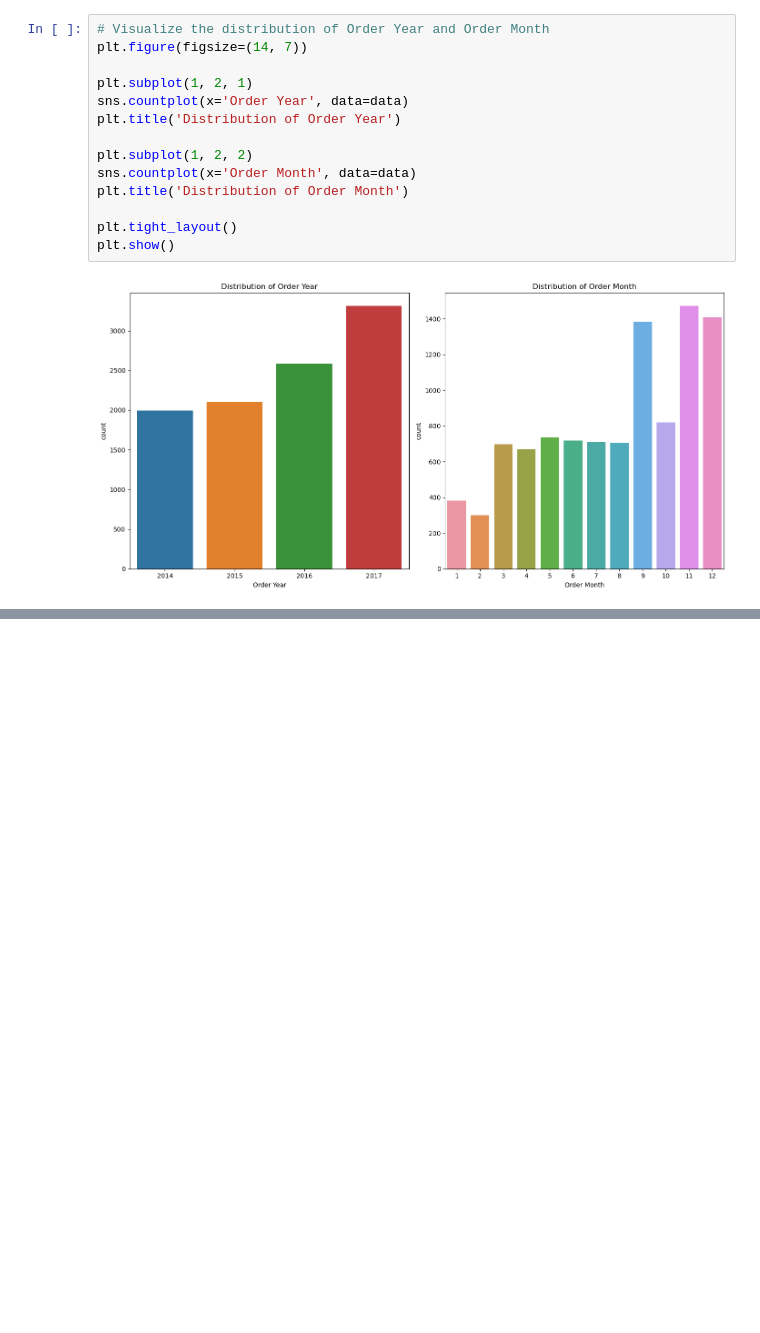
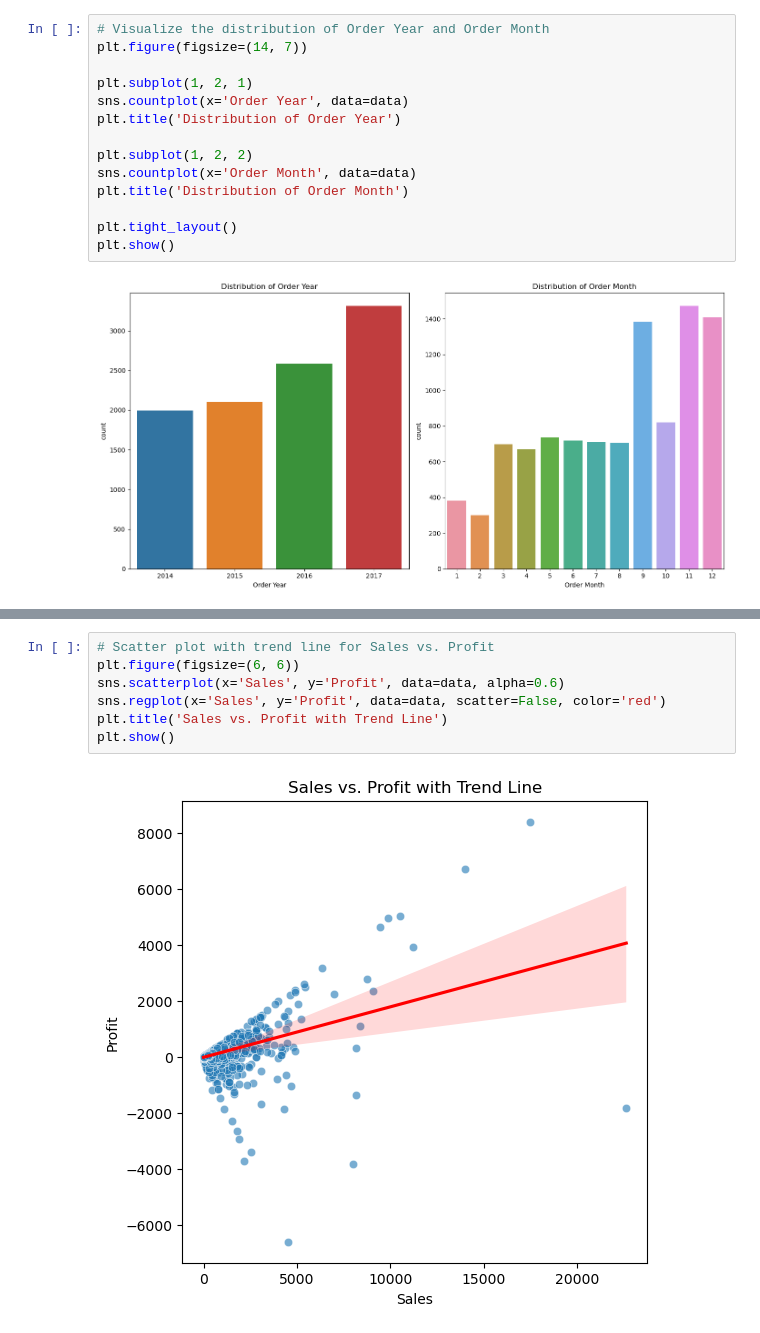
Before and after one commit to rjwilcoxdata/Data-Analytics-Portfolio, a Jupyter notebook: Project1/code/sales_data_analysis.ipynb, the cells around one changed output, grey strips where cells are left out. Saved outputs shown, nothing was run; the diff lists cells and outputs as text; blank space fills up the shorter version.

```diff
--- a/Project1/code/sales_data_analysis.ipynb
+++ b/Project1/code/sales_data_analysis.ipynb
@@ -264,0 +340,9 @@ Freq: M, Name: predicted_mean, dtype: float64
+# %%
+# Scatter plot with trend line for Sales vs. Profit
+plt.figure(figsize=(6, 6))
+sns.scatterplot(x='Sales', y='Profit', data=data, alpha=0.6)
+sns.regplot(x='Sales', y='Profit', data=data, scatter=False, color='red')
+plt.title('Sales vs. Profit with Trend Line')
+plt.show()
+# %% [output]
+[figure, added]
```
Also changed, not shown: parts of 37 cells of this notebook.
